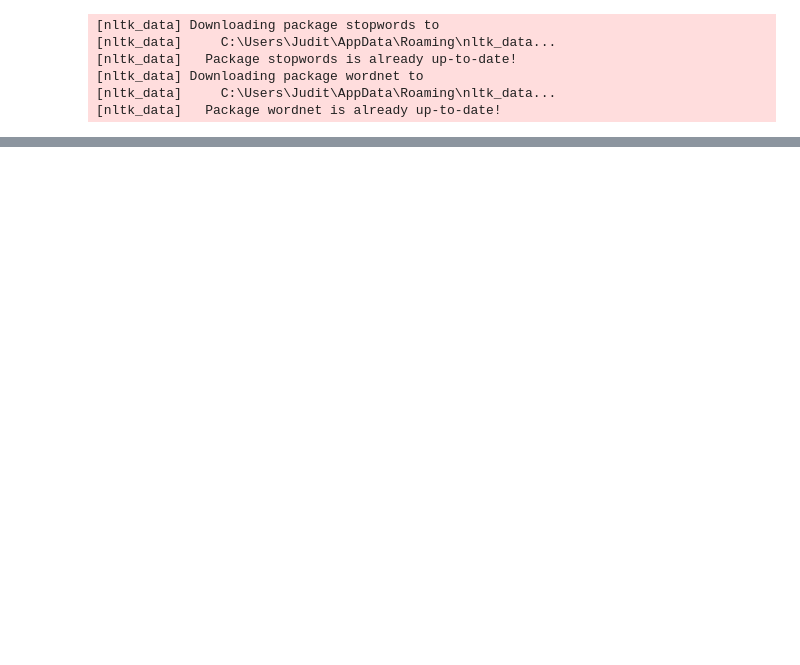
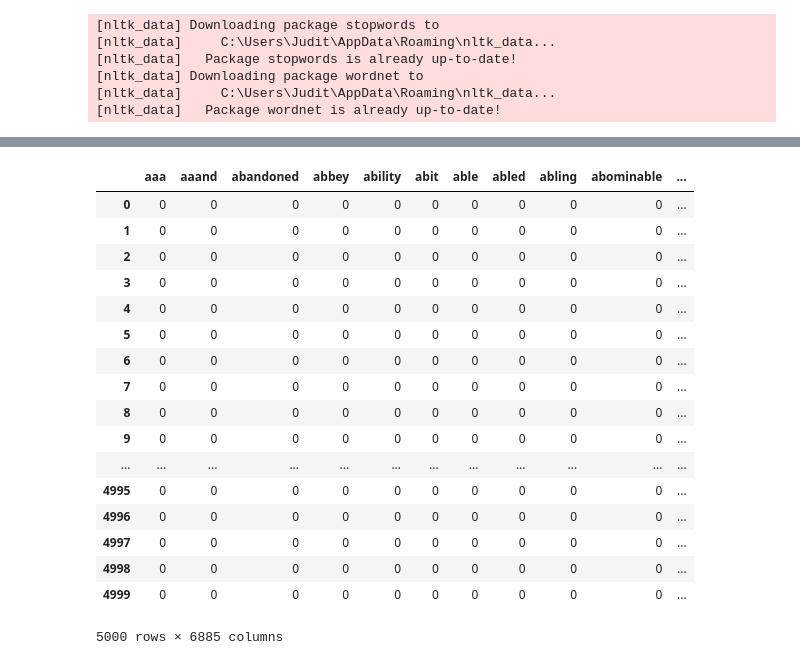
Before and after one commit to hobagolyka/Hotel-reviews, a Jupyter notebook: NoteBook_Files/CleanData.ipynb, the cells around one changed output, grey strips where cells are left out. Saved outputs shown, nothing was run; the diff lists cells and outputs as text; code cells hidden in the pictures; blank space fills up the shorter version.

```diff
--- a/NoteBook_Files/CleanData.ipynb
+++ b/NoteBook_Files/CleanData.ipynb
@@ -149,19 +148,39 @@ df = transform(df, removeNumbers) # remove numbers
 # %%
 from sklearn.feature_extraction.text import CountVectorizer
 reviews = df['Review']
 vectorizer = CountVectorizer()
 X = vectorizer.fit_transform(reviews)
 feature_names = vectorizer.get_feature_names()
 #print(feature_names)
 X = X.toarray()
 X = X.transpose()
 X.shape
 
 mx_doc = {}
 for num, col in enumerate(feature_names):
     mx_doc[col] = X[num]
 #mx_doc
 df_final = pd.DataFrame(data= mx_doc)
 df_final['Reviewer_Score'] = df['Reviewer_Score'].values
+df_final
+# %% [output]
+|  | aaa | aaand | abandoned | abbey | ability | abit | able | abled | abling | abominable | ... |
+| 0 | 0 | 0 | 0 | 0 | 0 | 0 | 0 | 0 | 0 | 0 | ... |
+| 1 | 0 | 0 | 0 | 0 | 0 | 0 | 0 | 0 | 0 | 0 | ... |
+| 2 | 0 | 0 | 0 | 0 | 0 | 0 | 0 | 0 | 0 | 0 | ... |
+| 3 | 0 | 0 | 0 | 0 | 0 | 0 | 0 | 0 | 0 | 0 | ... |
+| 4 | 0 | 0 | 0 | 0 | 0 | 0 | 0 | 0 | 0 | 0 | ... |
+| 5 | 0 | 0 | 0 | 0 | 0 | 0 | 0 | 0 | 0 | 0 | ... |
+| 6 | 0 | 0 | 0 | 0 | 0 | 0 | 0 | 0 | 0 | 0 | ... |
+| 7 | 0 | 0 | 0 | 0 | 0 | 0 | 0 | 0 | 0 | 0 | ... |
+| 8 | 0 | 0 | 0 | 0 | 0 | 0 | 0 | 0 | 0 | 0 | ... |
+| 9 | 0 | 0 | 0 | 0 | 0 | 0 | 0 | 0 | 0 | 0 | ... |
+| ... | ... | ... | ... | ... | ... | ... | ... | ... | ... | ... | ... |
+| 4995 | 0 | 0 | 0 | 0 | 0 | 0 | 0 | 0 | 0 | 0 | ... |
+| 4996 | 0 | 0 | 0 | 0 | 0 | 0 | 0 | 0 | 0 | 0 | ... |
+| 4997 | 0 | 0 | 0 | 0 | 0 | 0 | 0 | 0 | 0 | 0 | ... |
+| 4998 | 0 | 0 | 0 | 0 | 0 | 0 | 0 | 0 | 0 | 0 | ... |
+| 4999 | 0 | 0 | 0 | 0 | 0 | 0 | 0 | 0 | 0 | 0 | ... |
+5000 rows × 6885 columns
 # %%
 #Save the cleaned data to another csv we can use for our models
```
Also changed, not shown: parts of 2 cells of this notebook.
